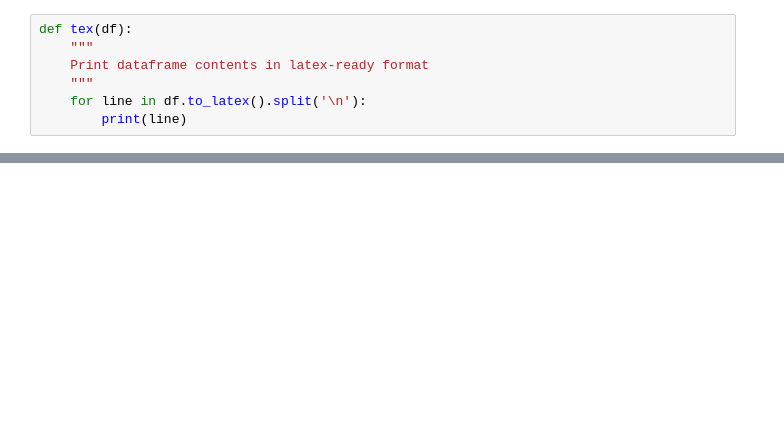
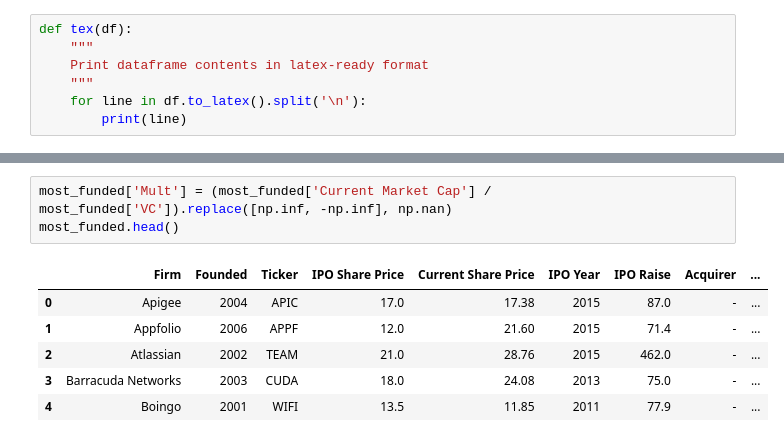
Before and after one commit to DavidDobr/icef_thesis, a Jupyter notebook: dobrinskiy_thesis_v2_october.ipynb, the cells around one changed output, grey strips where cells are left out. Drawn from its saved outputs; the diff is of its cells as text; blank space fills up the shorter version.

```diff
--- a/dobrinskiy_thesis_v2_october.ipynb
+++ b/dobrinskiy_thesis_v2_october.ipynb
@@ -481,0 +449,10 @@ y~X9 -0.95
+# %%
+most_funded['Mult'] = (most_funded['Current Market Cap'] / most_funded['VC']).replace([np.inf, -np.inf], np.nan)
+most_funded.head()
+# %% [output]
+|  | Firm | Founded | Ticker | IPO Share Price | Current Share Price | IPO Year | IPO Raise | Acquirer | ... |
+| 0 | Apigee | 2004 | APIC | 17.0 | 17.38 | 2015 | 87.0 | - | ... |
+| 1 | Appfolio | 2006 | APPF | 12.0 | 21.60 | 2015 | 71.4 | - | ... |
+| 2 | Atlassian | 2002 | TEAM | 21.0 | 28.76 | 2015 | 462.0 | - | ... |
+| 3 | Barracuda Networks | 2003 | CUDA | 18.0 | 24.08 | 2013 | 75.0 | - | ... |
+| 4 | Boingo | 2001 | WIFI | 13.5 | 11.85 | 2011 | 77.9 | - | ... |
```
Also changed, not shown: parts of 63 cells of this notebook.
